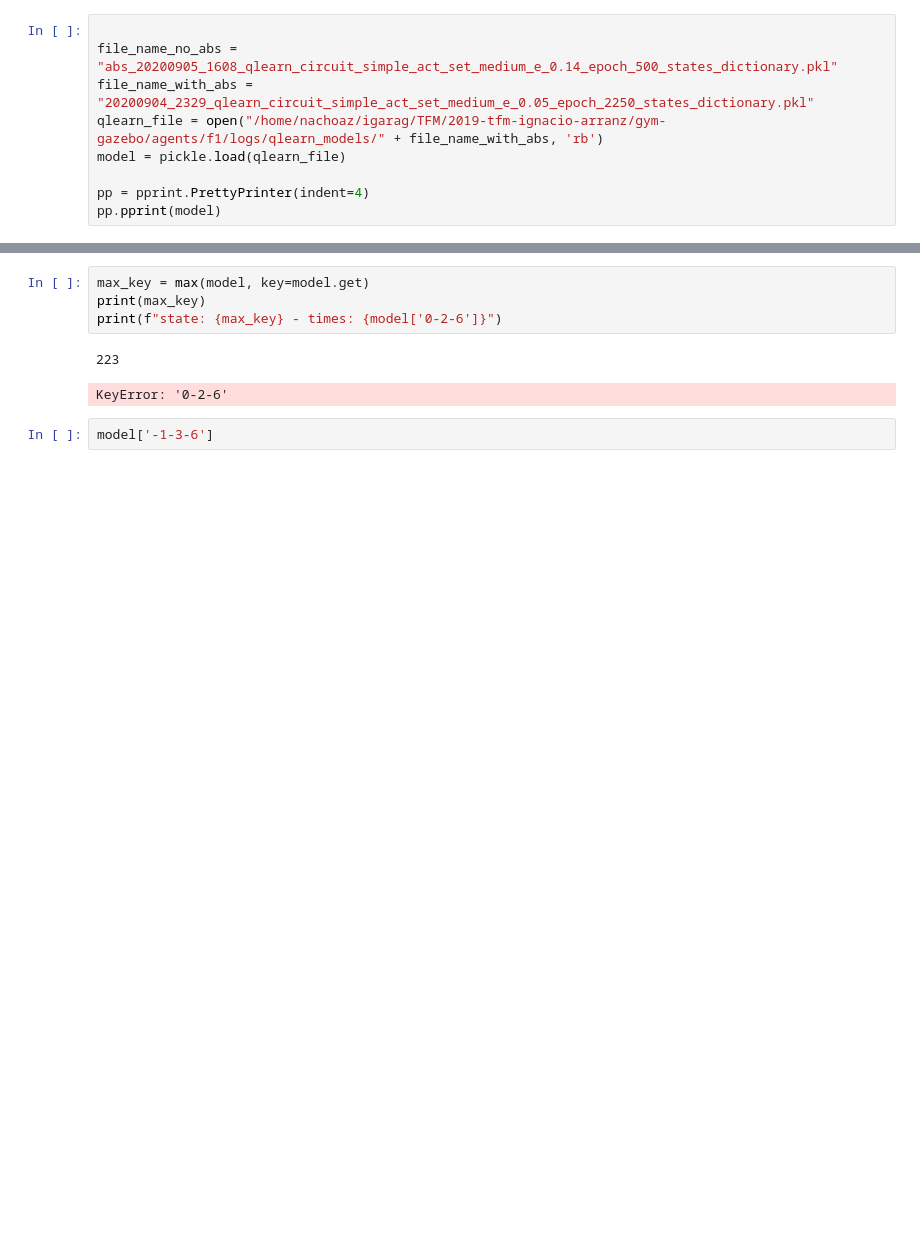
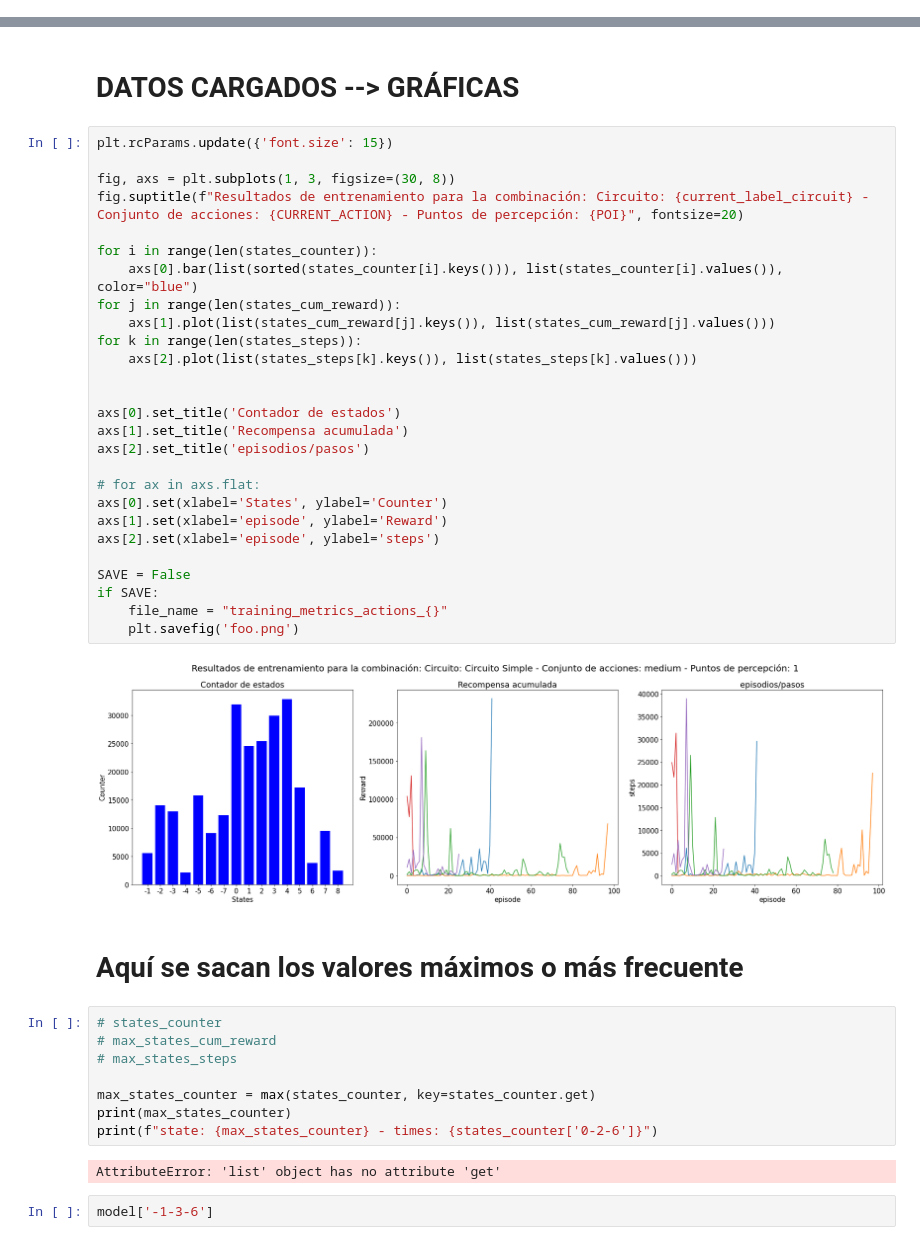
Before and after one commit to RoboticsLabURJC/2019-tfm-ignacio-arranz, a Jupyter notebook: gym-gazebo/metrics.ipynb, the cells around one changed output, grey strips where cells are left out. Saved outputs shown, nothing was run; the diff lists cells and outputs as text; blank space fills up the shorter version.

Commit message:
redesign metrics

```diff
--- a/gym-gazebo/metrics.ipynb
+++ b/gym-gazebo/metrics.ipynb
@@ -154,9 +9,0 @@ TypeError: Image data of dtype object cannot be converted to float
-# %%
-
-file_name_no_abs = "abs_20200905_1608_qlearn_circuit_simple_act_set_medium_e_0.14_epoch_500_states_dictionary.pkl"
-file_name_with_abs = "20200904_2329_qlearn_circuit_simple_act_set_medium_e_0.05_epoch_2250_states_dictionary.pkl"
-qlearn_file = open("/home/nachoaz/igarag/TFM/2019-tfm-ignacio-arranz/gym-gazebo/agents/f1/logs/qlearn_models/" + file_name_with_abs, 'rb')
-model = pickle.load(qlearn_file)
-
-pp = pprint.PrettyPrinter(indent=4)
-pp.pprint(model)
@@ -163,10 +80,46 @@ pp.pprint(model)
+# %% [markdown]
+# DATOS CARGADOS --> GRÁFICAS
+# %%
+plt.rcParams.update({'font.size': 15})
+
+fig, axs = plt.subplots(1, 3, figsize=(30, 8))
+fig.suptitle(f"Resultados de entrenamiento para la combinación: Circuito: {current_label_circuit} - Conjunto de acciones: {CURRENT_ACTION} - Puntos de percepción: {POI}", fontsize=20)
+
+for i in range(len(states_counter)):
+    axs[0].bar(list(sorted(states_counter[i].keys())), list(states_counter[i].values()), color="blue")
+for j in range(len(states_cum_reward)):
+    axs[1].plot(list(states_cum_reward[j].keys()), list(states_cum_reward[j].values()))
+for k in range(len(states_steps)):
+    axs[2].plot(list(states_steps[k].keys()), list(states_steps[k].values()))
+
+
+axs[0].set_title('Contador de estados')
+axs[1].set_title('Recompensa acumulada')
+axs[2].set_title('episodios/pasos')
+
+# for ax in axs.flat:
+axs[0].set(xlabel='States', ylabel='Counter')
+axs[1].set(xlabel='episode', ylabel='Reward')
+axs[2].set(xlabel='episode', ylabel='steps')
+
+SAVE = False
+if SAVE:
+    file_name = "training_metrics_actions_{}"
+    plt.savefig('foo.png')
+# %% [output]
+[figure, added]
+# %% [markdown]
+# Aquí se sacan los valores máximos o más frecuente
 # %%
-max_key = max(model, key=model.get)
-print(max_key)
-print(f"state: {max_key} - times: {model['0-2-6']}")
+# states_counter
+# max_states_cum_reward
+# max_states_steps
+
+max_states_counter = max(states_counter, key=states_counter.get)
+print(max_states_counter)
+print(f"state: {max_states_counter} - times: {states_counter['0-2-6']}")
 # %% [output]
-223
+AttributeError: 'list' object has no attribute 'get'
-KeyError: '0-2-6'
 # %%
 model['-1-3-6']
 # %%
```
Also changed, not shown: parts of 21 cells of this notebook.
